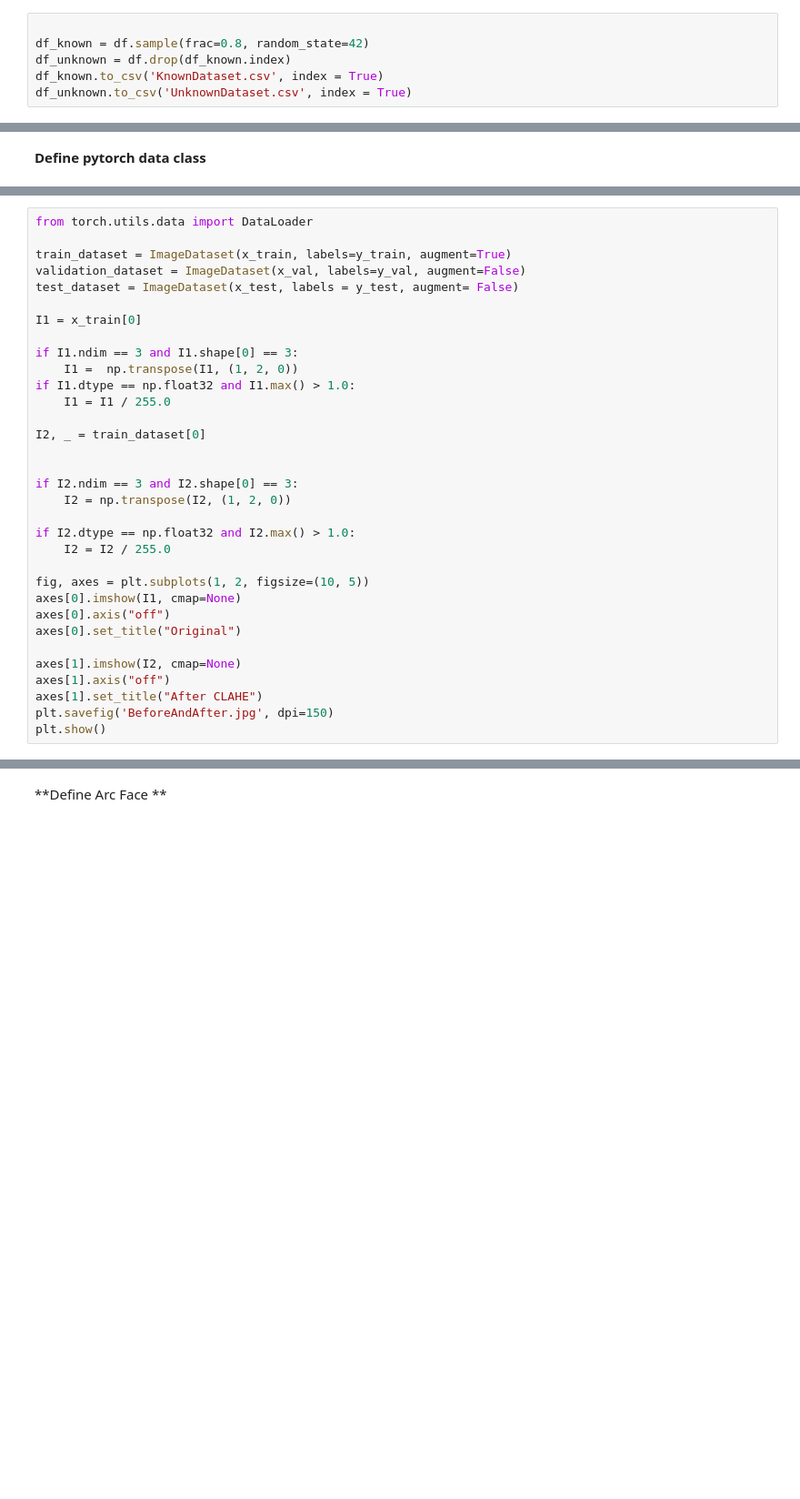
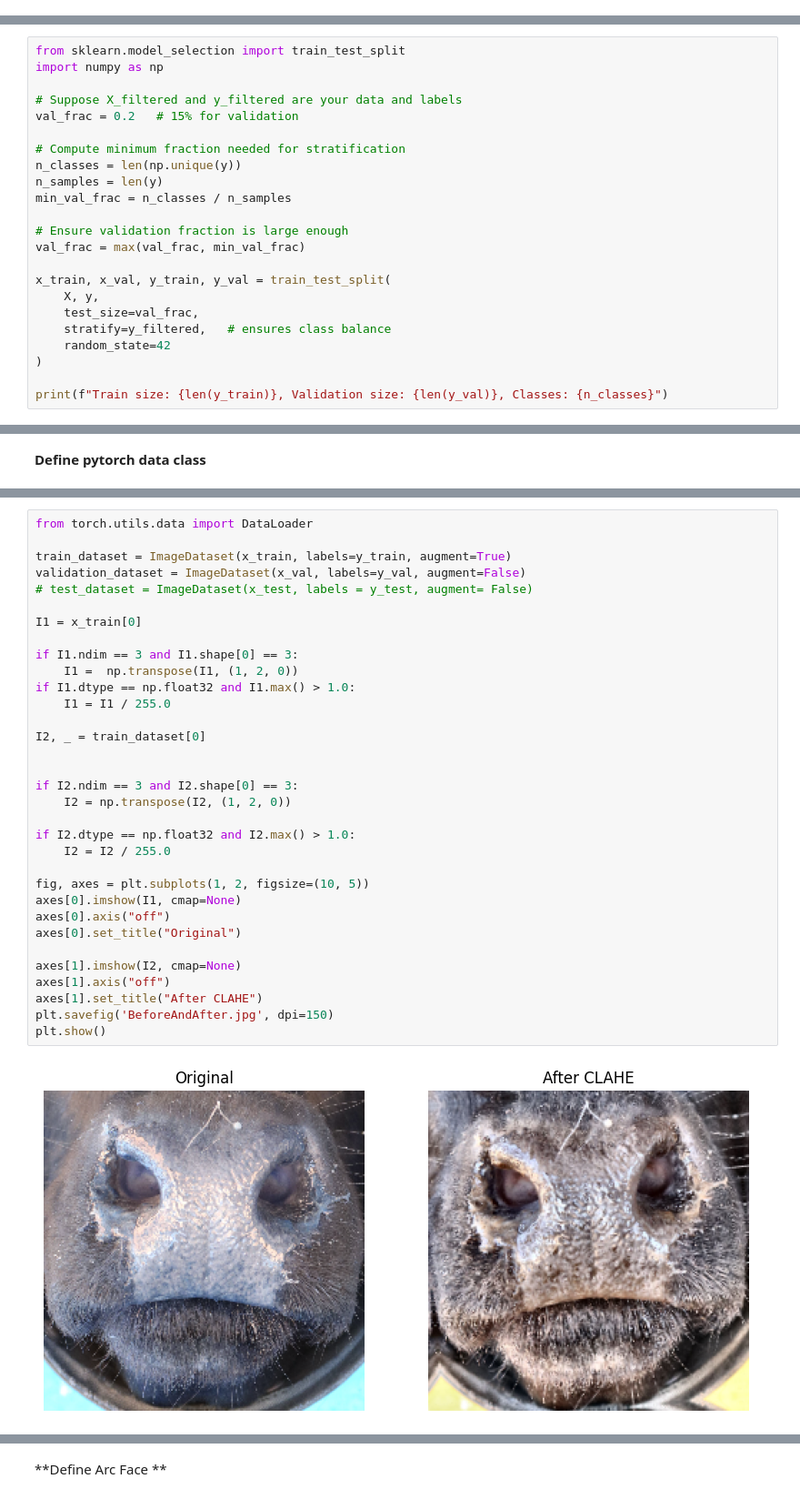
Before and after one commit to arunbailwal30/CattleMuzzle, a Jupyter notebook: MobileNetV2.ipynb, the cells around one changed output, grey strips where cells are left out. Shown at 91% size. Drawn from its saved outputs; the diff is of its cells as text; blank space fills up the shorter version.

Commit message:
Train on farm b and test on farm a

```diff
--- a/MobileNetV2.ipynb
+++ b/MobileNetV2.ipynb
@@ -77,9 +93,3 @@ plt.close()
-# %%
-
-df_known = df.sample(frac=0.8, random_state=42)
-df_unknown = df.drop(df_known.index)
-df_known.to_csv('KnownDataset.csv', index = True)
-df_unknown.to_csv('UnknownDataset.csv', index = True)
 # %%
 print(df_unknown.describe())
 print(df_known.describe())
@@ -192,0 +187,23 @@ print("\nClasses missing in test (should be empty if test_size large enough):",
+# %%
+from sklearn.model_selection import train_test_split
+import numpy as np
+
+# Suppose X_filtered and y_filtered are your data and labels
+val_frac = 0.2   # 15% for validation
+
+# Compute minimum fraction needed for stratification
+n_classes = len(np.unique(y))
+n_samples = len(y)
+min_val_frac = n_classes / n_samples
+
+# Ensure validation fraction is large enough
+val_frac = max(val_frac, min_val_frac)
+
+x_train, x_val, y_train, y_val = train_test_split(
+    X, y,
+    test_size=val_frac,
+    stratify=y_filtered,   # ensures class balance
+    random_state=42
+)
+
+print(f"Train size: {len(y_train)}, Validation size: {len(y_val)}, Classes: {n_classes}")
@@ -276,34 +300,36 @@ from torch.utils.data import DataLoader
 
 train_dataset = ImageDataset(x_train, labels=y_train, augment=True)
 validation_dataset = ImageDataset(x_val, labels=y_val, augment=False)
-test_dataset = ImageDataset(x_test, labels = y_test, augment= False)
+# test_dataset = ImageDataset(x_test, labels = y_test, augment= False)
 
 I1 = x_train[0]
 
 if I1.ndim == 3 and I1.shape[0] == 3:
     I1 =  np.transpose(I1, (1, 2, 0))
 if I1.dtype == np.float32 and I1.max() > 1.0:
     I1 = I1 / 255.0
 
 I2, _ = train_dataset[0]
 
 
 if I2.ndim == 3 and I2.shape[0] == 3:
     I2 = np.transpose(I2, (1, 2, 0))
 
 if I2.dtype == np.float32 and I2.max() > 1.0:
     I2 = I2 / 255.0
 
 fig, axes = plt.subplots(1, 2, figsize=(10, 5))
 axes[0].imshow(I1, cmap=None)
 axes[0].axis("off")
 axes[0].set_title("Original")
 
 axes[1].imshow(I2, cmap=None)
 axes[1].axis("off")
 axes[1].set_title("After CLAHE")
 plt.savefig('BeforeAndAfter.jpg', dpi=150)
 plt.show()
+# %% [output]
+[figure, added]
 # %%
 train_loader = DataLoader(
     train_dataset,
```
Also changed, not shown: parts of 67 cells of this notebook.
